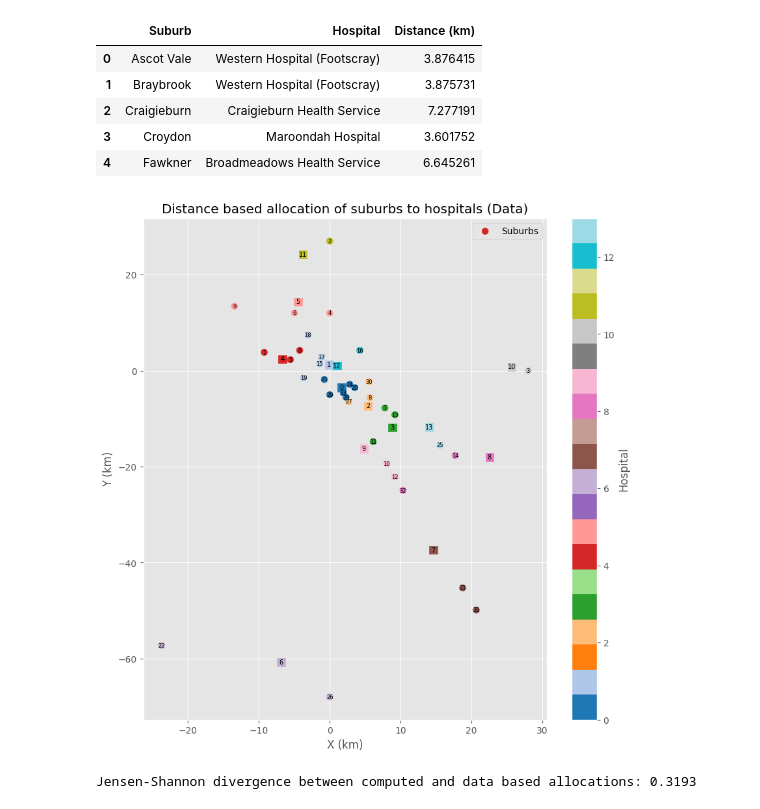
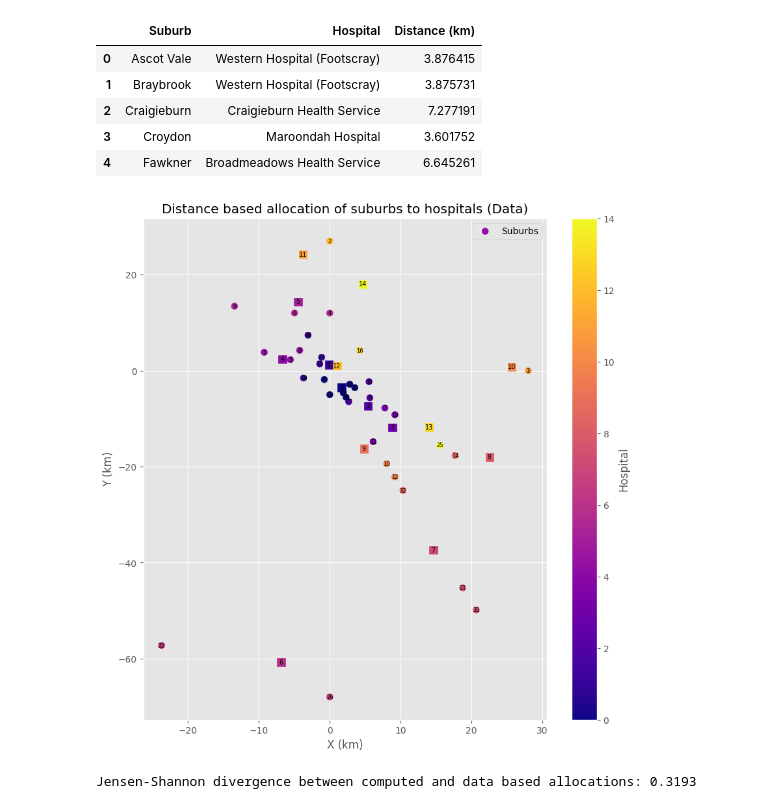
Before and after one commit to Subhasis-Biswas/ML4CPS_Project2, a Jupyter notebook: access_to_healthcare.ipynb, the cells around one changed output. Drawn from its saved outputs; the diff is of its cells as text; code cells hidden in the pictures.

Commit message:
Finish Hospital Prelim Analysis

```diff
--- a/access_to_healthcare.ipynb
+++ b/access_to_healthcare.ipynb
@@ -185,6 +185,8 @@ public_hospital_locs.loc[11]=['Craigieburn Health Service',-37.59532980853025,14
 public_hospital_locs.loc[12]=["St Vincent's Hospital",-37.804611445718436,144.97472872246814]
 # Monash Medical Centre (Clayton), -37.92011584938465, 145.12228465492174
 public_hospital_locs.loc[13]=['Monash Medical Centre (Clayton)',-37.92011584938465,145.12228465492174]
+# The Northern Hospital, -37.65139647330335, 145.01575570363147
+public_hospital_locs.loc[14]=['The Northern Hospital',-37.65139647330335,145.01575570363147]
 
 public_hospital_locs
 # %% [output]
@@ -381,18 +387,21 @@ nearest_from_compute
 | 33 | Windsor | The Alfred | 1.122117 |
 # %%
 # colour code the suburbs based on the nearest hospital based on raw distances
+color_dict={hospital:i for i,hospital in enumerate(public_hospital_locs['Hospital'].unique())}
+color_suburbs=[color_dict[hospital] for hospital in nearest_from_compute['Hospital']]
+color_hospitals=[color_dict[hospital] for hospital in public_hospital_locs['Hospital']]
 plt.figure(figsize=(10,10))
-plt.scatter(data['cart_x'],data['cart_y'],c=min_hospital_indices,cmap='tab20',s=50)
-plt.scatter(public_hospital_locs['cart_x'],public_hospital_locs['cart_y'],s=80,marker='s',cmap='tab20',c=range(len(public_hospital_locs)))
+plt.scatter(data['cart_x'],data['cart_y'],s=50,c=color_suburbs,cmap='plasma')
+plt.scatter(public_hospital_locs['cart_x'],public_hospital_locs['cart_y'],s=80,marker='s',cmap='plasma',c=color_hospitals)
 for i in range(len(data)):
-	plt.text(data['cart_x'].iloc[i],data['cart_y'].iloc[i], i,fontsize=6,ha='center',va='center')
+	plt.text(data['cart_x'].iloc[i],data['cart_y'].iloc[i], i,fontsize=6,ha='center',va='center',color='black')
 for i in range(len(public_hospital_locs)):
 	plt.text(public_hospital_locs['cart_x'].iloc[i],public_hospital_locs['cart_y'].iloc[i], i,fontsize=7,ha='center',va='center')
 plt.grid(True)
 plt.xlabel('X (km)')
 plt.ylabel('Y (km)')
 plt.title('Distance based allocation of suburbs to hospitals (Geographical Coordinates)')
-plt.legend(['Suburbs'])
+plt.legend(['Suburbs','Hospitals'])
 plt.colorbar(label='Hospital')
 plt.show()
 # %% [output]
@@ -415,21 +424,21 @@ nearest_from_data.head()
 # %%
 # colour code the suburbs based on the nearest hospital based on data
 plt.figure(figsize=(10,10))
-plt.scatter(data['cart_x'],data['cart_y'],c=hospital_data['Nearest Public Hospital'].apply(lambda x: public_hospital_locs[public_hospital_locs['Hospital']==x].index[0]+1),cmap='tab20',s=50)
-plt.scatter(public_hospital_locs['cart_x'],public_hospital_locs['cart_y'],s=80,marker='s',cmap='tab20',c=range(len(public_hospital_locs)))
+plt.scatter(data['cart_x'],data['cart_y'],c=hospital_data['Nearest Public Hospital'].apply(lambda x: public_hospital_locs[public_hospital_locs['Hospital']==x].index[0]+1),cmap='plasma',s=50)
+plt.scatter(public_hospital_locs['cart_x'],public_hospital_locs['cart_y'],s=80,marker='s',cmap='plasma',c=range(len(public_hospital_locs)))
 for i in range(len(data)):
 	plt.text(data['cart_x'].iloc[i],data['cart_y'].iloc[i], i,fontsize=6,ha='center',va='center')
 for i in range(len(public_hospital_locs)):
 	plt.text(public_hospital_locs['cart_x'].iloc[i],public_hospital_locs['cart_y'].iloc[i], i,fontsize=7,ha='center',va='center')
 plt.grid(True)
 plt.xlabel('X (km)')
 plt.ylabel('Y (km)')
 plt.title('Distance based allocation of suburbs to hospitals (Data)')
 plt.legend(['Suburbs'])
 plt.colorbar(label='Hospital')
 plt.show()
 # %% [output]
-[figure, old version]
+[figure, new version]
 # %%
 # compare the two allocations using the Jensen-Shannon divergence
 # convert the allocations to probability distributions
```
Also changed, not shown: parts of 29 cells of this notebook, 1 other file.
